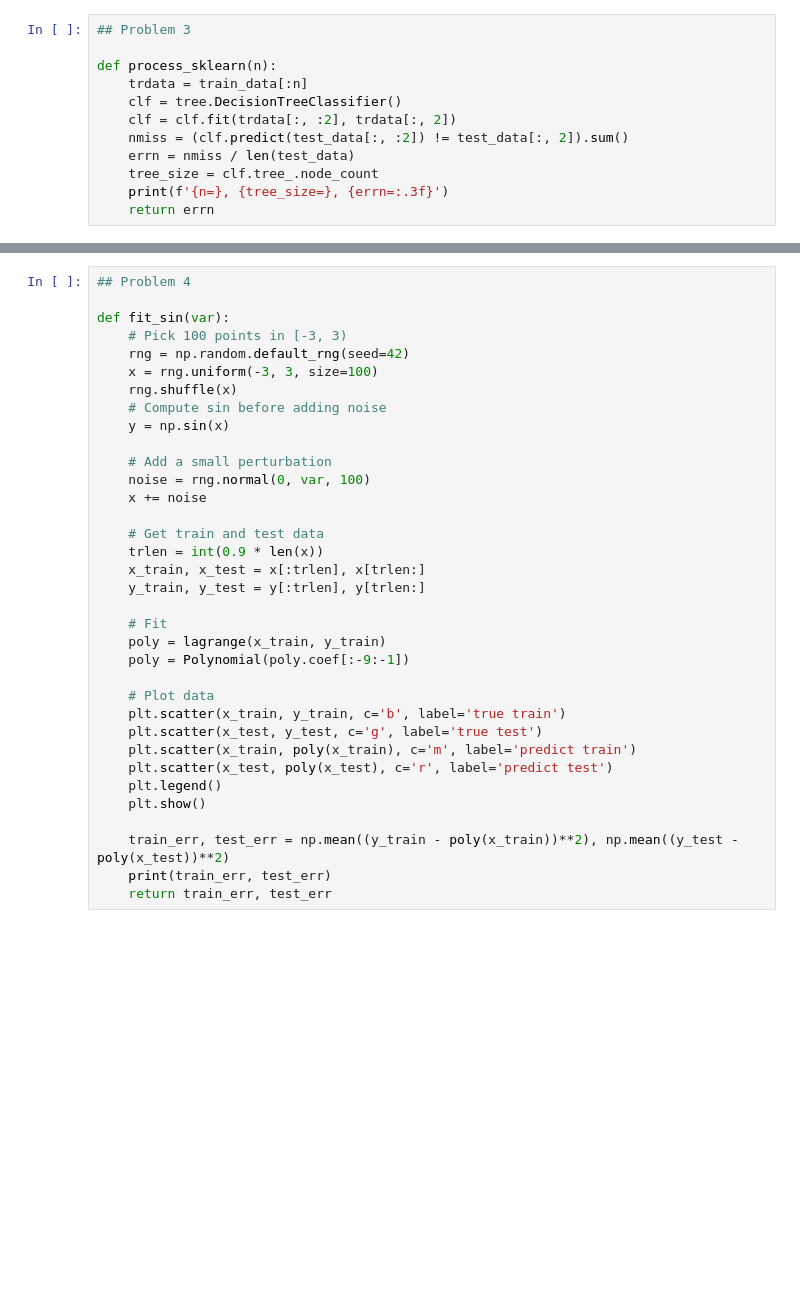
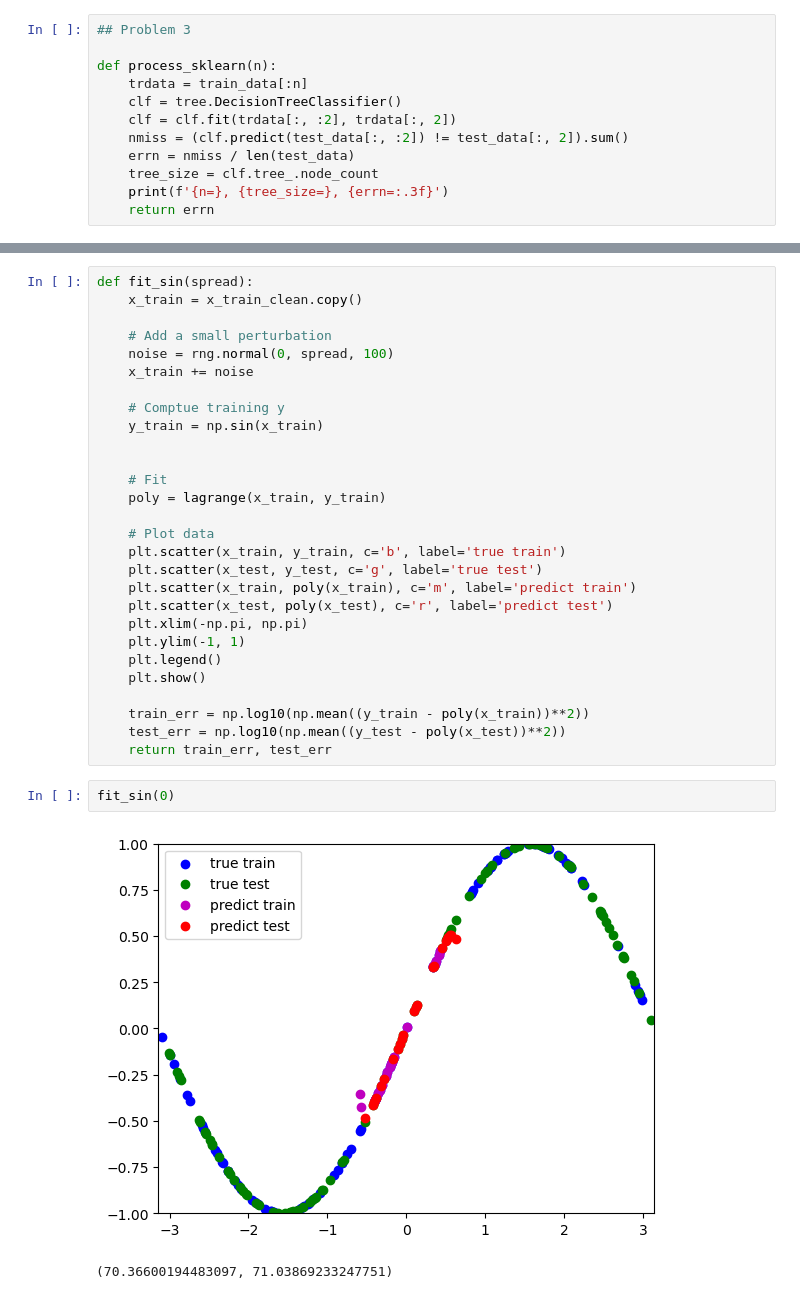
Before and after one commit to pao214/cs760_hw2, a Jupyter notebook: code/hw2.ipynb, the cells around one changed output, grey strips where cells are left out. Drawn from its saved outputs; the diff is of its cells as text; blank space fills up the shorter version.

```diff
--- a/code/hw2.ipynb
+++ b/code/hw2.ipynb
@@ -574,36 +572,34 @@ len(x), train_error, test_error
 # %%
-## Problem 4
-
-def fit_sin(var):
-    # Pick 100 points in [-3, 3)
-    rng = np.random.default_rng(seed=42)
-    x = rng.uniform(-3, 3, size=100)
-    rng.shuffle(x)
-    # Compute sin before adding noise
-    y = np.sin(x)
+def fit_sin(spread):
+    x_train = x_train_clean.copy()
 
     # Add a small perturbation
-    noise = rng.normal(0, var, 100)
-    x += noise
+    noise = rng.normal(0, spread, 100)
+    x_train += noise
 
-    # Get train and test data
-    trlen = int(0.9 * len(x))
-    x_train, x_test = x[:trlen], x[trlen:]
-    y_train, y_test = y[:trlen], y[trlen:]
+    # Comptue training y
+    y_train = np.sin(x_train)
+
 
     # Fit
     poly = lagrange(x_train, y_train)
-    poly = Polynomial(poly.coef[:-9:-1])
 
     # Plot data
     plt.scatter(x_train, y_train, c='b', label='true train')
     plt.scatter(x_test, y_test, c='g', label='true test')
     plt.scatter(x_train, poly(x_train), c='m', label='predict train')
     plt.scatter(x_test, poly(x_test), c='r', label='predict test')
+    plt.xlim(-np.pi, np.pi)
+    plt.ylim(-1, 1)
     plt.legend()
     plt.show()
 
-    train_err, test_err = np.mean((y_train - poly(x_train))**2), np.mean((y_test - poly(x_test))**2)
-    print(train_err, test_err)
+    train_err = np.log10(np.mean((y_train - poly(x_train))**2))
+    test_err = np.log10(np.mean((y_test - poly(x_test))**2))
     return train_err, test_err
+# %%
+fit_sin(0)
+# %% [output]
+[figure, added]
+(70.36600194483097, 71.03869233247751)
 # %%
```
Also changed, not shown: parts of 9 cells of this notebook, 8 other files.
